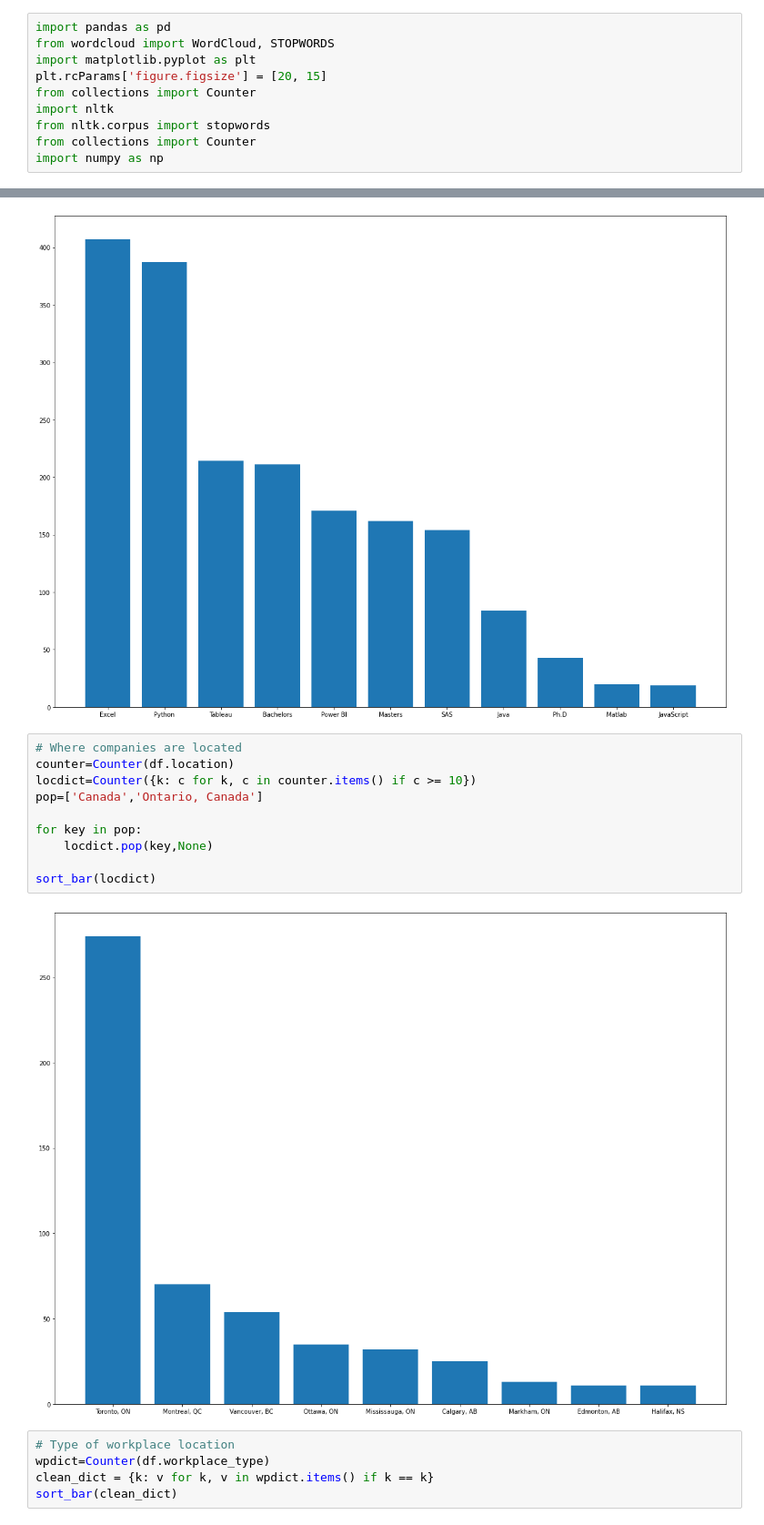
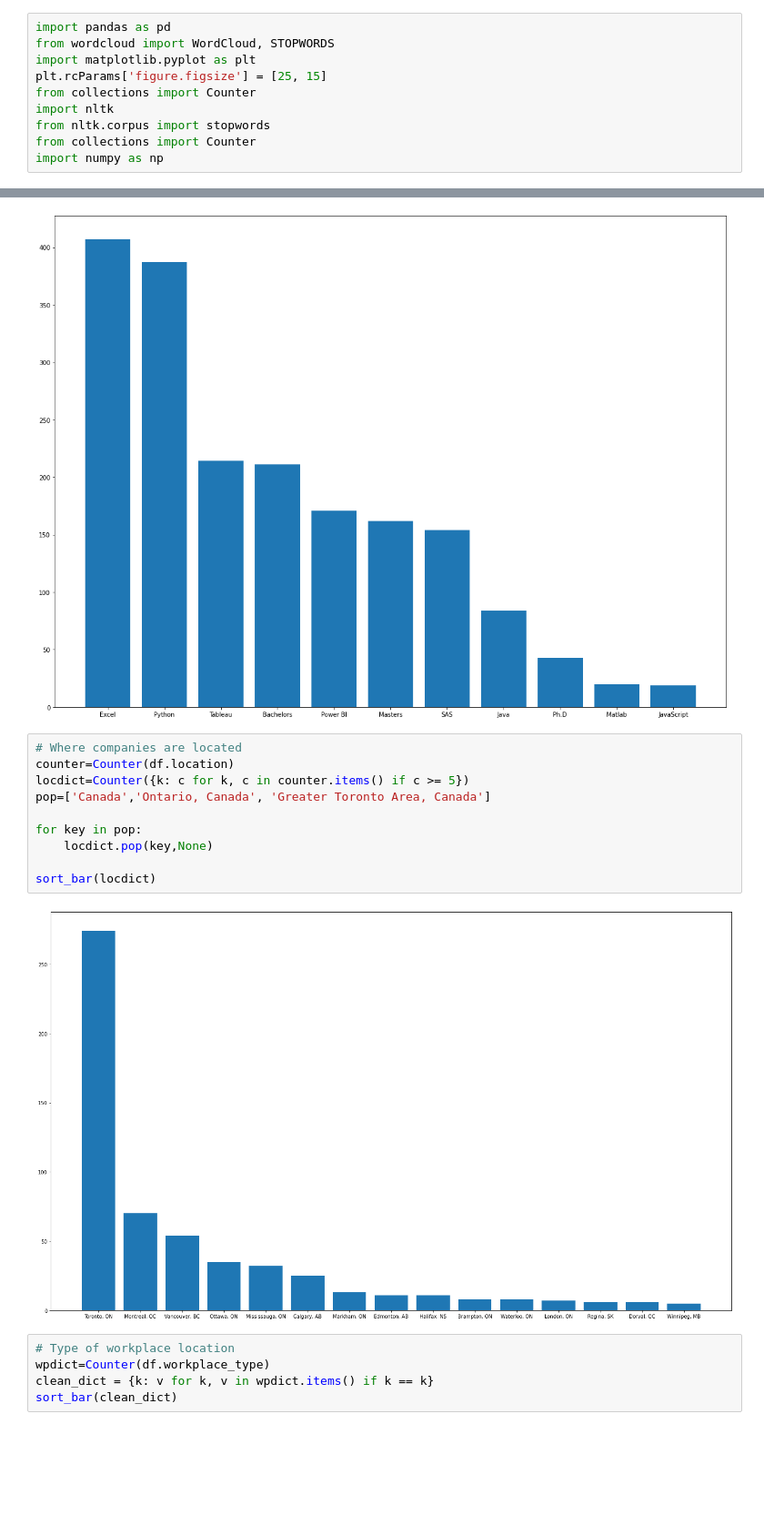
Before and after one commit to Ted0623/linkedin_proj, a Jupyter notebook: jobs_analysis.ipynb, the cells around one changed output, grey strips where cells are left out. Shown: that part at 91% size. Drawn from its saved outputs; the diff is of its cells as text; blank space fills up the shorter version.

```diff
--- a/jobs_analysis.ipynb
+++ b/jobs_analysis.ipynb
@@ -2,7 +2,7 @@
 import pandas as pd
 from wordcloud import WordCloud, STOPWORDS
 import matplotlib.pyplot as plt
-plt.rcParams['figure.figsize'] = [20, 15]
+plt.rcParams['figure.figsize'] = [25, 15]
 from collections import Counter
 import nltk
 from nltk.corpus import stopwords
@@ -86,15 +86,15 @@ sort_bar(dict)
 # %%
 # Where companies are located
 counter=Counter(df.location)
-locdict=Counter({k: c for k, c in counter.items() if c >= 10})
-pop=['Canada','Ontario, Canada']
+locdict=Counter({k: c for k, c in counter.items() if c >= 5})
+pop=['Canada','Ontario, Canada', 'Greater Toronto Area, Canada']
 
 for key in pop:
     locdict.pop(key,None)
 
 sort_bar(locdict)
 # %% [output]
-[figure, old version]
+[figure, new version]
 # %%
 # Type of workplace location
 wpdict=Counter(df.workplace_type)
```
